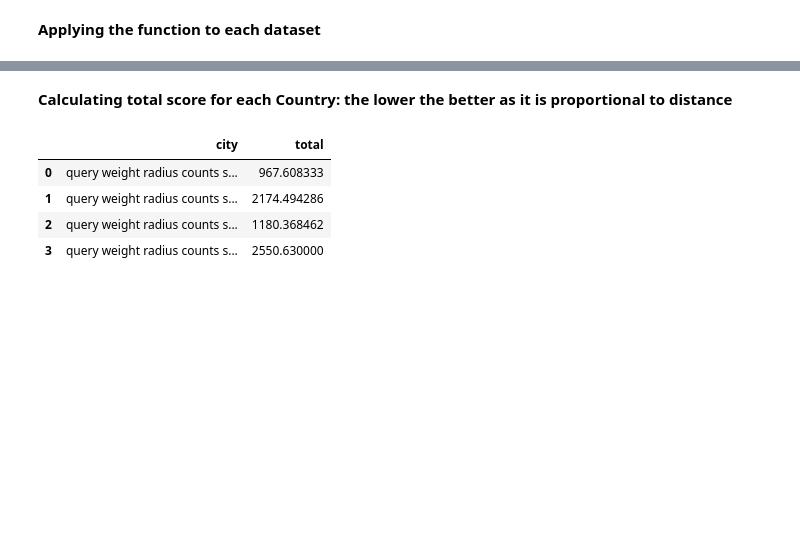
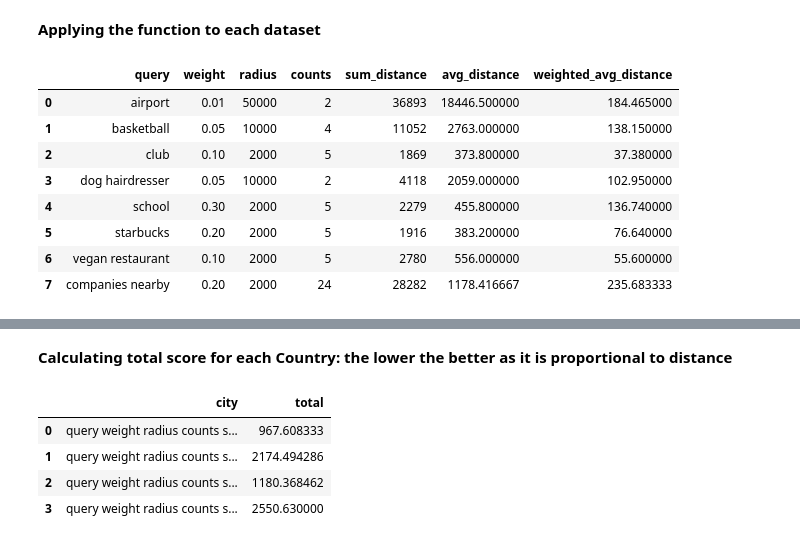
Before and after one commit to mplanasgit/project-3, a Jupyter notebook: comparing.ipynb, the cells around one changed output, grey strips where cells are left out. Saved outputs shown, nothing was run; the diff lists cells and outputs as text; code cells hidden in the pictures; blank space fills up the shorter version.

```diff
--- a/comparing.ipynb
+++ b/comparing.ipynb
@@ -463,3 +433,15 @@ sanfran_t = createTableCity(sanfran, sanfran_companies_dist)
 south_sanfran_t = createTableCity(south_sanfran, south_sanfran_companies_dist)
 newyork_t = createTableCity(newyork, newyork_companies_dist)
 london_t = createTableCity(london, london_companies_dist)
+# %%
+sanfran_t
+# %% [output]
+|  | query | weight | radius | counts | sum_distance | avg_distance | weighted_avg_distance |
+| 0 | airport | 0.01 | 50000 | 2 | 36893 | 18446.500000 | 184.465000 |
+| 1 | basketball | 0.05 | 10000 | 4 | 11052 | 2763.000000 | 138.150000 |
+| 2 | club | 0.10 | 2000 | 5 | 1869 | 373.800000 | 37.380000 |
+| 3 | dog hairdresser | 0.05 | 10000 | 2 | 4118 | 2059.000000 | 102.950000 |
+| 4 | school | 0.30 | 2000 | 5 | 2279 | 455.800000 | 136.740000 |
+| 5 | starbucks | 0.20 | 2000 | 5 | 1916 | 383.200000 | 76.640000 |
+| 6 | vegan restaurant | 0.10 | 2000 | 5 | 2780 | 556.000000 | 55.600000 |
+| 7 | companies nearby | 0.20 | 2000 | 24 | 28282 | 1178.416667 | 235.683333 |
```
Also changed, not shown: parts of 41 cells of this notebook, 10 other files.
